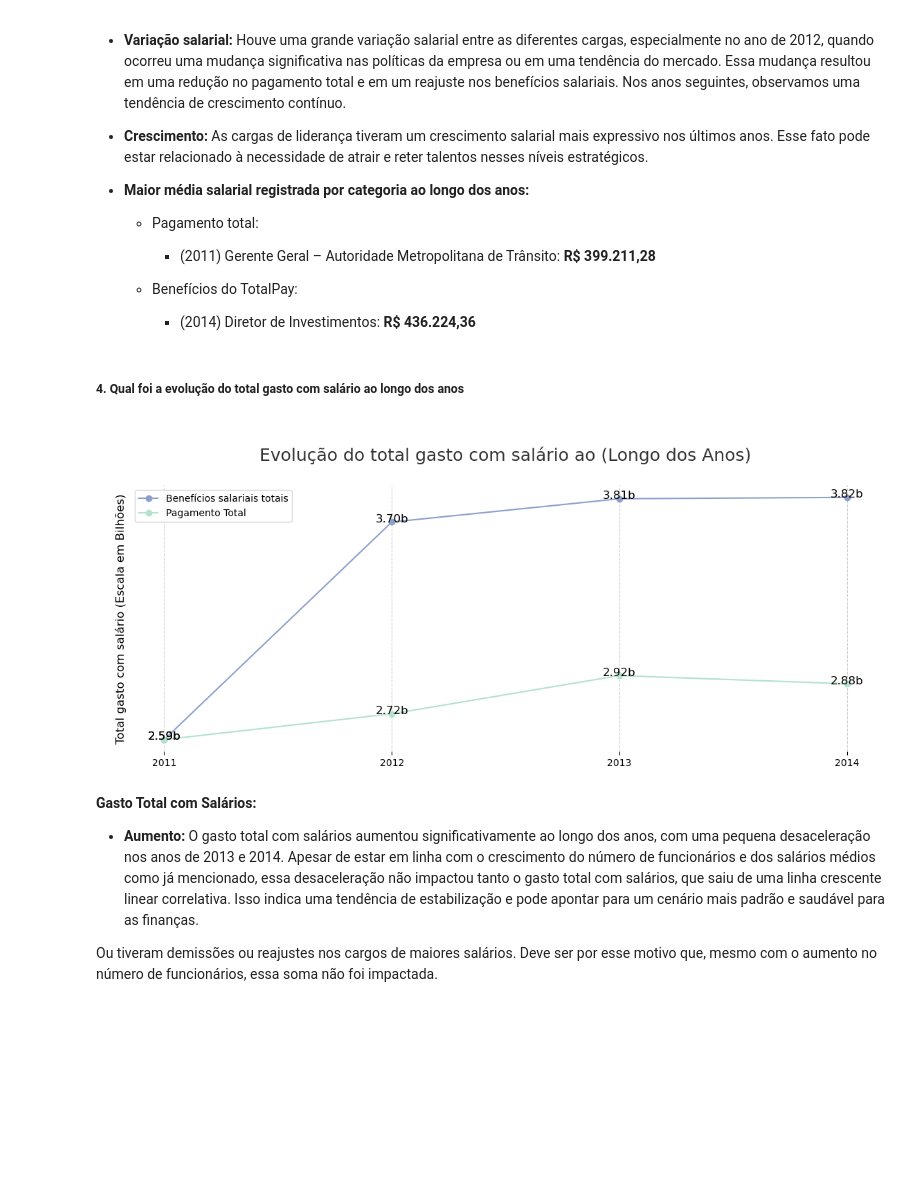
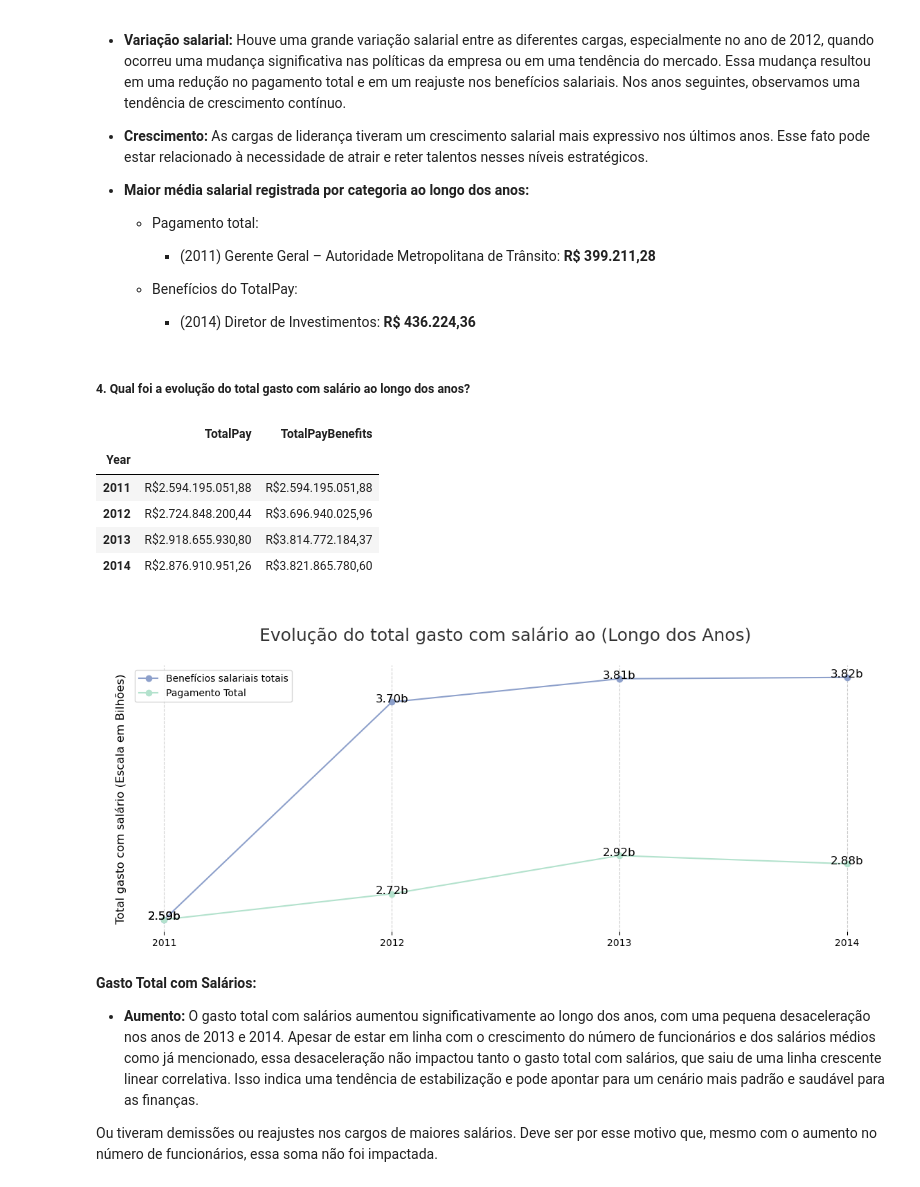
Before and after one commit to carlosmorais-git/EstudoSalariosUnidadeSanFrancisco, a Jupyter notebook: main.ipynb, the cells around one changed output. Saved outputs shown, nothing was run; the diff lists cells and outputs as text; code cells hidden in the pictures; blank space fills up the shorter version.

```diff
--- a/main.ipynb
+++ b/main.ipynb
@@ -324,7 +362,7 @@ plt.show()
 
         - (2014) Diretor de Investimentos: **R$ 436.224,36**
 # %% [markdown]
-##### 4. Qual foi a evolução do total gasto com salário ao longo dos anos
+##### 4. Qual foi a evolução do total gasto com salário ao longo dos anos?
 # %%
 def exibir_grafico_linha(base,altura):
     '''#### Funcao posiciona cada valor em formato de bilhoes<br>
@@ -344,33 +382,47 @@ def exibir_grafico_linha(base,altura):
 
 tabela_salario = tabela.groupby('Year')[['TotalPay','TotalPayBenefits']].sum()
 pagamento_total = tabela_salario['TotalPay'].values
 beneficios_salariais_totais = tabela_salario['TotalPayBenefits'].values
 
 
 fig, ax = plt.subplots(figsize=(14,5))
 ax.plot(year, beneficios_salariais_totais, marker='o', color=paletas[2], label="Benefícios salariais totais")
 ax.plot(year, pagamento_total, marker='o', label="Pagamento Total")
 
 
 # Adicionando rótulos diretamente nos pontos dos graficos de linha
 exibir_grafico_linha(year,pagamento_total)
 exibir_grafico_linha(year,beneficios_salariais_totais)
 
 # Configurações
 ax.set_title("\nEvolução do total gasto com salário ao (Longo dos Anos)\n", fontsize=18,alpha=0.8)
 
 # Dividi os valores de x com year[len(year)//4] - 0.5
 # Ajustei a altura de y com max(pagamento_total) - 150
 
+
+
 # ax.text(year[len(year)//4] - 0.5, max(pagamento_total) - 150,"O time aumentou em {:.1%}.▲".format(crescimento),fontsize=14,color=paletas[2],ha='center')
 ax.set_ylabel("\nTotal gasto com salário (Escala em Bilhões)", fontsize=12)
 ax.grid(True, linestyle='--', alpha=0.6)
 ax.set_frame_on(False)
 ax.set_xticks(ticks=year,labels=year)
 ax.set_yticks([])
 ax.legend()
+
+# Aplica formatação personalizada às colunas de médias no DataFrame.
+tabela_salario['TotalPay'] = tabela_salario['TotalPay'].apply(formatacao)
+tabela_salario['TotalPayBenefits'] = tabela_salario['TotalPayBenefits'].apply(formatacao)
+display(tabela_salario)
+
 plt.show()
 # %% [output]
+|  | TotalPay | TotalPayBenefits |
+| Year |  |  |
+| 2011 | R$2.594.195.051,88 | R$2.594.195.051,88 |
+| 2012 | R$2.724.848.200,44 | R$3.696.940.025,96 |
+| 2013 | R$2.918.655.930,80 | R$3.814.772.184,37 |
+| 2014 | R$2.876.910.951,26 | R$3.821.865.780,60 |
 [figure]
 # %% [markdown]
 **Gasto Total com Salários:**
```
Also changed, not shown: parts of 36 cells of this notebook.
